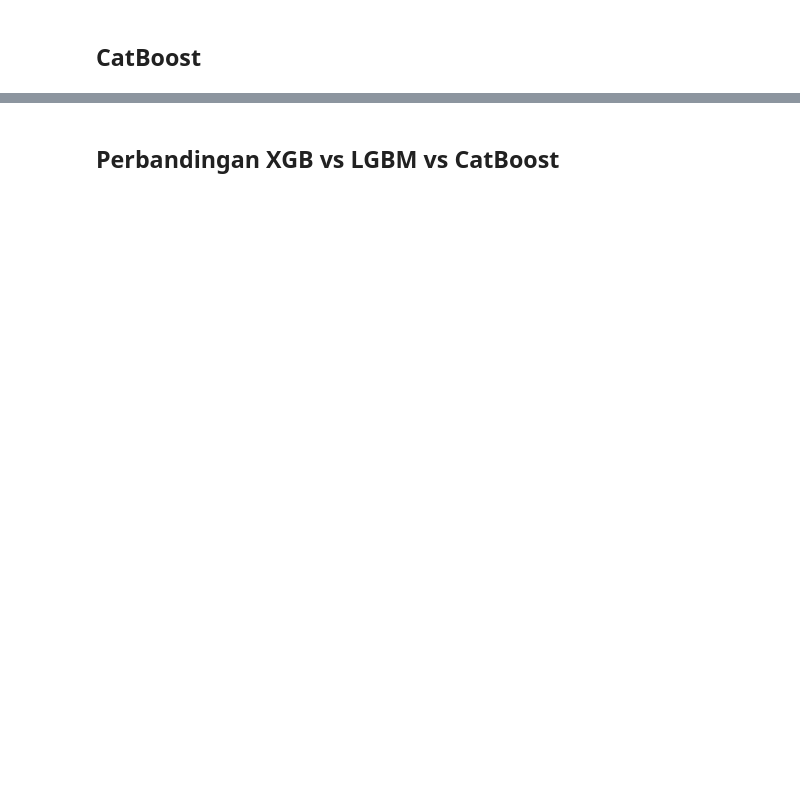
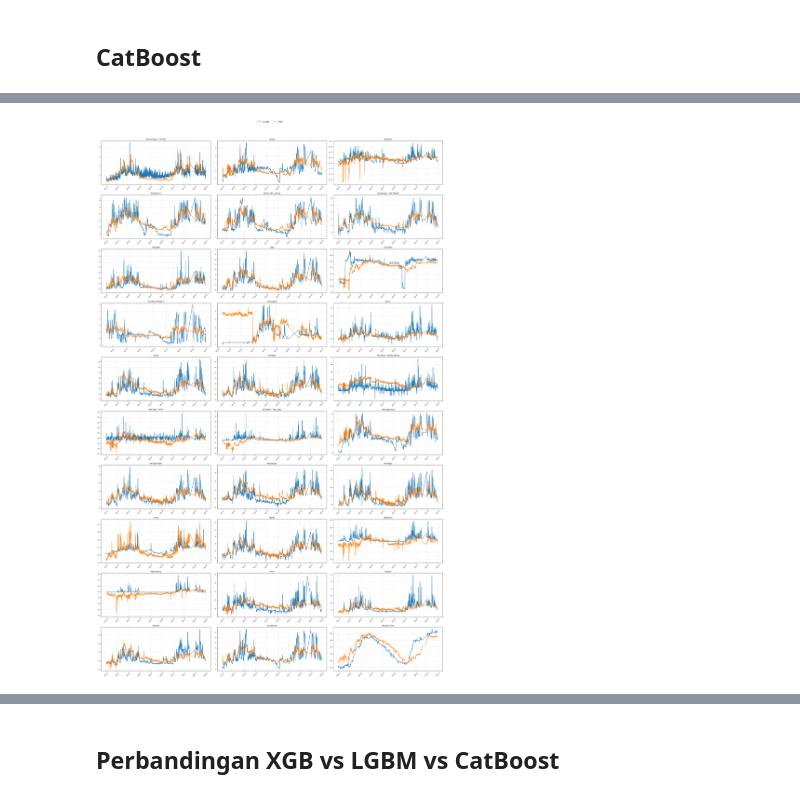
Before and after one commit to LeonArif/SSDS_Dikeri-Leon, a Jupyter notebook: leon/main3.ipynb, the cells around one changed output, grey strips where cells are left out. Saved outputs shown, nothing was run; the diff lists cells and outputs as text; code cells hidden in the pictures; blank space fills up the shorter version.

```diff
--- a/leon/main3.ipynb
+++ b/leon/main3.ipynb
@@ -517,3 +570,5 @@ full["nama_pos_te"] = (
     .map(station_mean)
     .fillna(global_mean)
 )
+# %%
+full['musim_hujan'] = full['month'].isin([11,12,1,2,3]).astype(int)
@@ -591,17 +653,23 @@ val_set = train[train['datetime'] >= cutoff].copy()
 #     ('2025-03-03', '2025-09-18'),
 # ]
 
+# cutoffs = [
+#     ('2023-11-01', '2024-05-01'),   # va: Nov'23-Mei'24, penuh musim hujan
+#     ('2024-11-01', '2025-05-01'),   # va: Nov'24-Mei'25, penuh musim hujan
+#     ('2024-06-01', '2025-01-01'),   # va: campuran kemarau→hujan
+# ]
+
 cutoffs = [
-    ('2023-11-01', '2024-05-01'),   # va: Nov'23-Mei'24, penuh musim hujan
-    ('2024-11-01', '2025-05-01'),   # va: Nov'24-Mei'25, penuh musim hujan
-    ('2024-06-01', '2025-01-01'),   # va: campuran kemarau→hujan
+    ('2023-11-01','2024-05-01'),
+    ('2024-05-01','2024-11-01'),
+    ('2024-11-01','2025-05-01'),
 ]
 
 xgb_params  = dict(n_estimators=350,  learning_rate=0.04, max_depth=6,
                     subsample=0.7, colsample_bytree=0.8, random_state=42)
 lgbm_params = dict(n_estimators=2000, learning_rate=0.04, max_depth=6,
                     subsample=0.8, colsample_bytree=0.7, random_state=42, verbosity=-1)
-cat_params  = dict(iterations=2250,  learning_rate=0.04, depth=6,
+cat_params  = dict(iterations=300,  learning_rate=0.04, depth=6,
                     subsample=0.8, colsample_bylevel=0.8, random_state=42, verbose=False)
 # %% [markdown]
 ### XGBoost
@@ -702,7 +757,8 @@ RMSE CV rata-rata: 2.6134 +/- 1.0028
 ## CatBoost
 # %%
 cat = CatBoostRegressor(**cat_params)
-cat.fit(train_set[feature_cols], train_set['tma_mdpl'])
+sample_weight_tr = np.where(train_set['musim_hujan']==1, 2.4, 1.0)
+cat.fit(train_set[feature_cols], train_set['tma_mdpl'], sample_weight=sample_weight_tr)
 
 pred_val_cat = cat.predict(val_set[feature_cols])
 rmse_cat = np.sqrt(mean_squared_error(val_set['tma_mdpl'], pred_val_cat))
@@ -749,0 +837,58 @@ RMSE CV rata-rata: 1.3174 +/- 0.1400
+# %%
+stations = sorted(pred_df["nama_pos"].unique())
+
+ncols = 3      # ubah ke 5 kalau mau 5 per baris
+nrows = math.ceil(len(stations) / ncols)
+
+fig, axes = plt.subplots(
+    nrows,
+    ncols,
+    figsize=(25, 4*nrows),
+    sharex=False,
+    sharey=False
+)
+
+axes = axes.flatten()
+
+for i, station in enumerate(stations):
+
+    ax = axes[i]
+
+    df_plot = (
+        pred_df[pred_df["nama_pos"] == station]
+        .sort_values("datetime")
+    )
+
+    ax.plot(
+        df_plot["datetime"],
+        df_plot["tma_mdpl"],
+        color="tab:blue",
+        linewidth=1.5,
+        label="Actual"
+    )
+
+    ax.plot(
+        df_plot["datetime"],
+        df_plot["pred"],
+        color="tab:orange",
+        linewidth=1.5,
+        label="Pred"
+    )
+
+    ax.set_title(station, fontsize=9)
+    ax.tick_params(axis='x', labelrotation=45, labelsize=6)
+    ax.tick_params(axis='y', labelsize=6)
+    ax.grid(alpha=0.3)
+
+# Hapus subplot kosong
+for j in range(len(stations), len(axes)):
+    fig.delaxes(axes[j])
+
+# Legend cukup sekali
+handles, labels = axes[0].get_legend_handles_labels()
+fig.legend(handles, labels, loc='upper center', ncol=2)
+
+plt.tight_layout(rect=[0, 0, 1, 0.97])
+plt.show()
+# %% [output]
+[figure, added]
```
Also changed, not shown: parts of 37 cells of this notebook, 2 other files.
